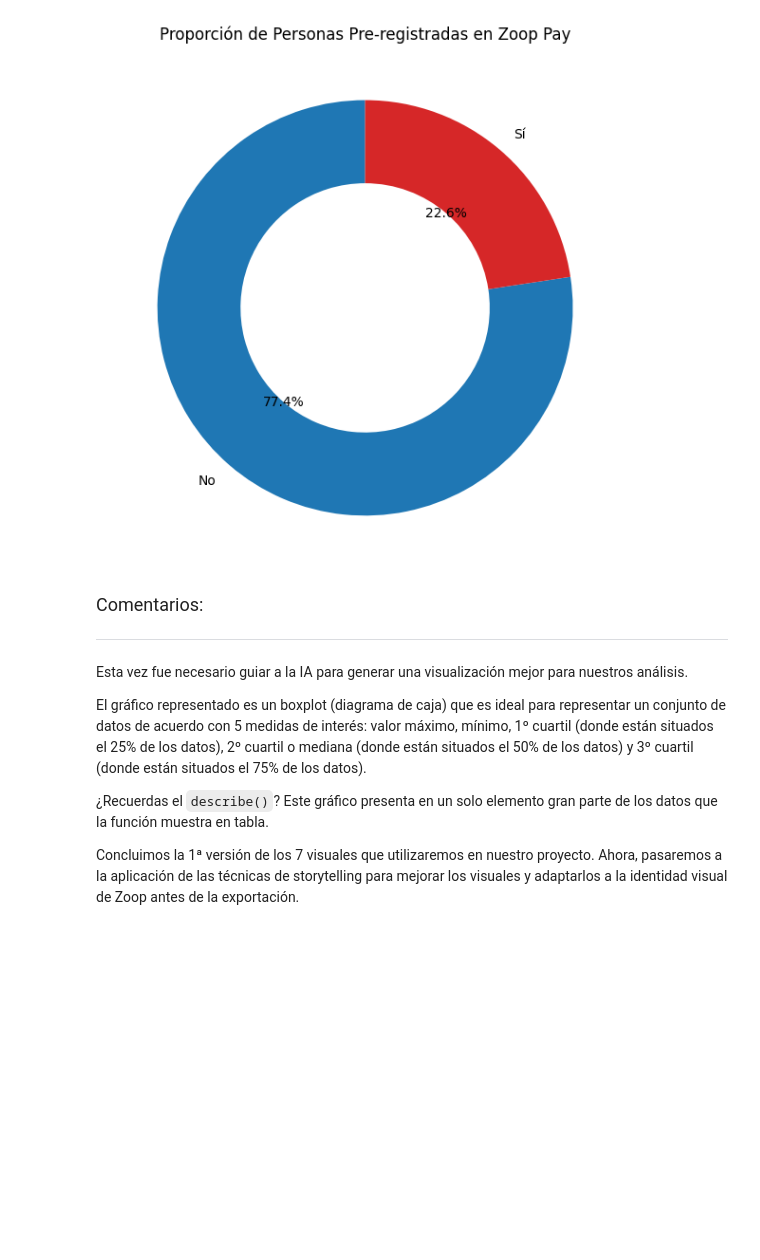
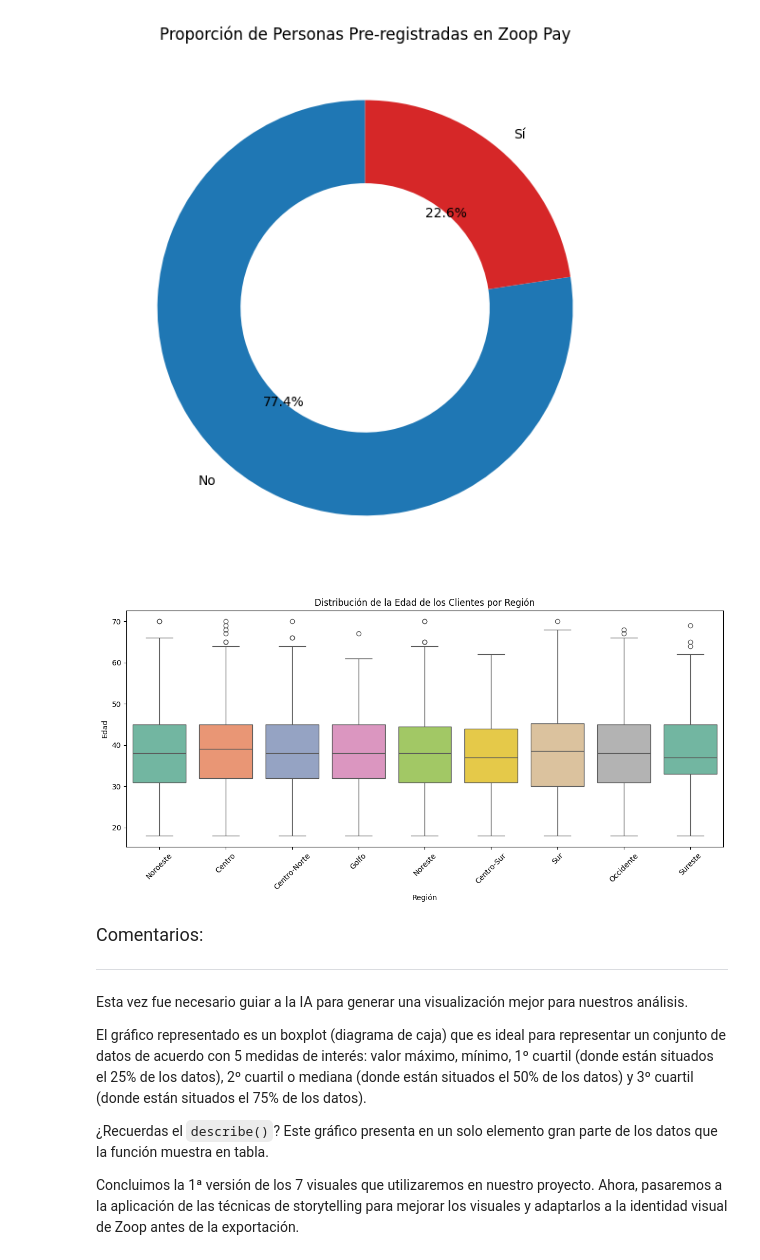
Before and after one commit to AndresCMontejo/IA_Aplicada_a_Ciencia_de_datos, a Jupyter notebook: IA_aplicada_a_ciencia_de_datos.ipynb, the cells around one changed output. Saved outputs shown, nothing was run; the diff lists cells and outputs as text; code cells hidden in the pictures; blank space fills up the shorter version.

```diff
--- a/IA_aplicada_a_ciencia_de_datos.ipynb
+++ b/IA_aplicada_a_ciencia_de_datos.ipynb
@@ -1085,6 +1085,20 @@ plt.tight_layout()
 plt.show()
 # %% [output]
 [figure]
+# %%
+# Crear gráfico de boxplot para edad por región
+plt.figure(figsize=(12, 6))
+sns.boxplot(data=df, x='region', y='edad', palette='Set2')
+
+# Personalización del gráfico
+plt.title('Distribución de la Edad de los Clientes por Región')
+plt.xlabel('Región')
+plt.ylabel('Edad')
+plt.xticks(rotation=45)  # Gira etiquetas si son largas
+plt.tight_layout()
+plt.show()
+# %% [output]
+[figure, added]
 # %% [markdown]
 <font color="7b71ff" size=4> Comentarios: </font>
 
```
Also changed, not shown: parts of 1 cell of this notebook.
